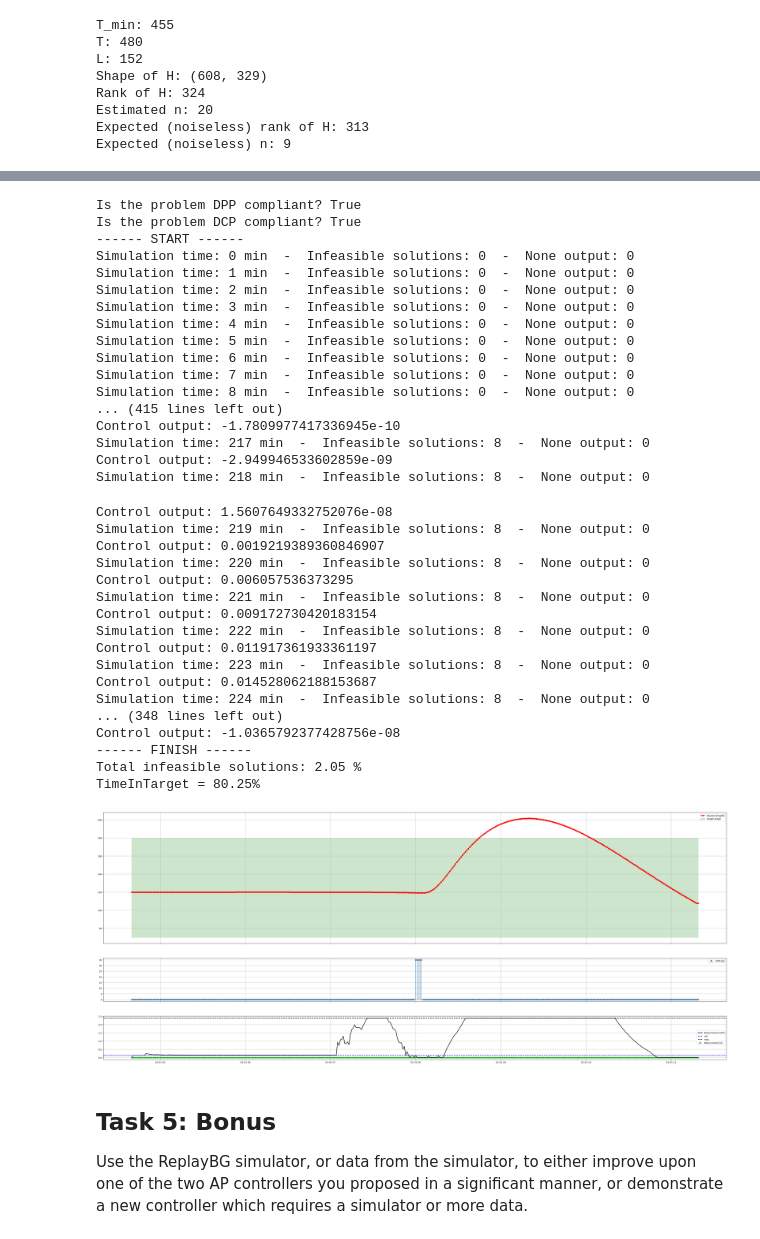
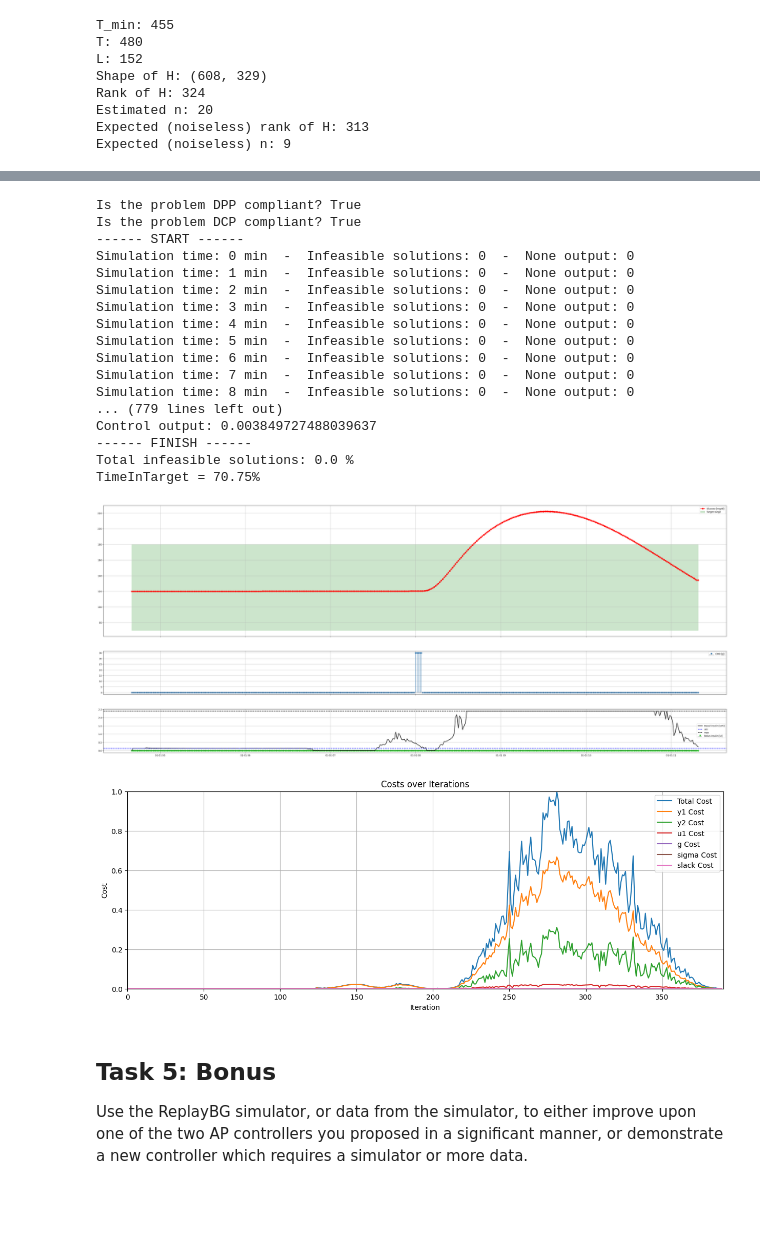
Before and after one commit to Jackmastro/MPC_DeePC_COCO, a Jupyter notebook: COCO2024project_GiacomoMastroddi.ipynb, the cells around one changed output, grey strips where cells are left out. Cells and saved outputs as stored; diff of their text form; code cells hidden in the pictures; blank space fills up the shorter version.

Commit message:
slack variable added

```diff
--- a/COCO2024project_GiacomoMastroddi.ipynb
+++ b/COCO2024project_GiacomoMastroddi.ipynb
@@ -1414,7 +1429,7 @@ m = 2
 p = 2
 
 T_past = n
-K = 60
+K = 80
 T_fut = K
 L = T_past + T_fut
 T = (m + 1) * L + n - 1
@@ -1423,11 +1438,12 @@ num_hankel_cols = T - L + 1
 num_hankel_rows = (m + p) * L
 num_data_points_needed = num_hankel_cols * num_hankel_rows / 4
 
-q1 = 100 * normalization_Q[8]
-q2 = 5 * normalization_Q[5]
+q1 = 200 * normalization_Q[8]
+q2 = 10 * normalization_Q[5]
 r1 = 0.5 * normalization_r
-lambda_g = 1e2
+lambda_g = 0.001
 lambda_sigma = 1
+s = 1000000
 Ts = 1
 
 # Collect data
@@ -1447,7 +1463,7 @@ H_y1 = np.zeros((L, num_hankel_cols))
 H_y2 = np.zeros((L, num_hankel_cols))
 
 # Construct Hankel matrices for each data series
-for i in range(num_hankel_cols):
+for i in range(num_hankel_cols): ########################## TODO si potrebbe investigare se prendere dati piu shiftati sia meglio
     H_u1[:, i] = u1_data[i:i + L].flatten()
     H_u2[:, i] = u2_data[i:i + L].flatten()
     H_y1[:, i] = y1_data[i:i + L].flatten()
@@ -1458,63 +1474,69 @@ for i in range(num_hankel_cols):
 
 H = (H_u1, H_u2, H_y1, H_y2)
 
-controller_DeePC = DeePController1(T, T_past, T_fut, q1, q2, r1, lambda_g, lambda_sigma, Ts, H)
+controller_DeePC = DeePController1(T, T_past, T_fut, q1, q2, r1, lambda_g, lambda_sigma, s, Ts, H)
 
 # Running the simulation
 print("------ START ------")
 glucose, i, insulin_bolus, m, time = simulate(basal_handler=controller_DeePC.compute_DeePC,
                                               basal_handler_params=basal_handler_params,
                                               data_given=data_given,
                                               meal_input_modulation_factor=1)
 print("------ FINISH ------")
 
 print("Total infeasible solutions:", np.round((controller_DeePC.num_infeas) / (controller_DeePC.tot_T_sim - T_past + 1) * 100, 2), "%")
 data = glucose_time_vectors_to_dataframe(glucose=glucose, t=time)
 
 agata = Agata()
 results = agata.analyze_glucose_profile(data)
 # print(results)
 
 TimeInTarget = time_in_target(data)
 print('TimeInTarget = ' + str(TimeInTarget) + '%')
 
 plot_results(glucose=glucose,insulin_bolus=insulin_bolus, i=i, m=m, time=time)
 # %% [output]
 Is the problem DPP compliant? True
 Is the problem DCP compliant? True
 ------ START ------
 Simulation time: 0 min  -  Infeasible solutions: 0  -  None output: 0
 Simulation time: 1 min  -  Infeasible solutions: 0  -  None output: 0
 Simulation time: 2 min  -  Infeasible solutions: 0  -  None output: 0
 Simulation time: 3 min  -  Infeasible solutions: 0  -  None output: 0
 Simulation time: 4 min  -  Infeasible solutions: 0  -  None output: 0
 Simulation time: 5 min  -  Infeasible solutions: 0  -  None output: 0
 Simulation time: 6 min  -  Infeasible solutions: 0  -  None output: 0
 Simulation time: 7 min  -  Infeasible solutions: 0  -  None output: 0
 Simulation time: 8 min  -  Infeasible solutions: 0  -  None output: 0
-... (415 lines left out)
-Control output: -1.7809977417336945e-10
-Simulation time: 217 min  -  Infeasible solutions: 8  -  None output: 0
-Control output: -2.949946533602859e-09
-Simulation time: 218 min  -  Infeasible solutions: 8  -  None output: 0
+... (779 lines left out)
+Control output: 0.003849727488039637
+------ FINISH ------
+Total infeasible solutions: 0.0 %
+TimeInTarget = 70.75%
-Control output: 1.5607649332752076e-08
-Simulation time: 219 min  -  Infeasible solutions: 8  -  None output: 0
-Control output: 0.0019219389360846907
-Simulation time: 220 min  -  Infeasible solutions: 8  -  None output: 0
-Control output: 0.006057536373295
-Simulation time: 221 min  -  Infeasible solutions: 8  -  None output: 0
-Control output: 0.009172730420183154
-Simulation time: 222 min  -  Infeasible solutions: 8  -  None output: 0
-Control output: 0.011917361933361197
-Simulation time: 223 min  -  Infeasible solutions: 8  -  None output: 0
-Control output: 0.014528062188153687
-Simulation time: 224 min  -  Infeasible solutions: 8  -  None output: 0
-... (348 lines left out)
-Control output: -1.0365792377428756e-08
------- FINISH ------
-Total infeasible solutions: 2.05 %
-TimeInTarget = 80.25%
-[figure, old version]
+[figure, new version]
+# %%
+max_cost = np.max(controller_DeePC.cost)
+plt.figure(figsize=(15, 5))
+
+plt.plot(controller_DeePC.cost / max_cost, label='Total Cost')
+plt.plot(controller_DeePC.y1_cost / max_cost, label='y1 Cost')
+plt.plot(controller_DeePC.y2_cost / max_cost, label='y2 Cost')
+plt.plot(controller_DeePC.u1_cost / max_cost, label='u1 Cost')
+plt.plot(controller_DeePC.g_cost / max_cost, label='g Cost')
+plt.plot(controller_DeePC.sigma_cost / max_cost, label='sigma Cost')
+plt.plot(controller_DeePC.slack_cost / max_cost, label='slack Cost')
+
+plt.xlabel('Iteration')
+plt.ylabel('Cost')
+plt.title('Costs over Iterations')
+plt.legend()
+plt.grid()
+plt.xlim(0, len(controller_DeePC.cost))
+plt.ylim(0, 1)
+
+plt.show()
+# %% [output]
+[figure, added]
 # %% [markdown]
 ## Task 5: Bonus
 
```
Also changed, not shown: parts of 1 cell of this notebook.
